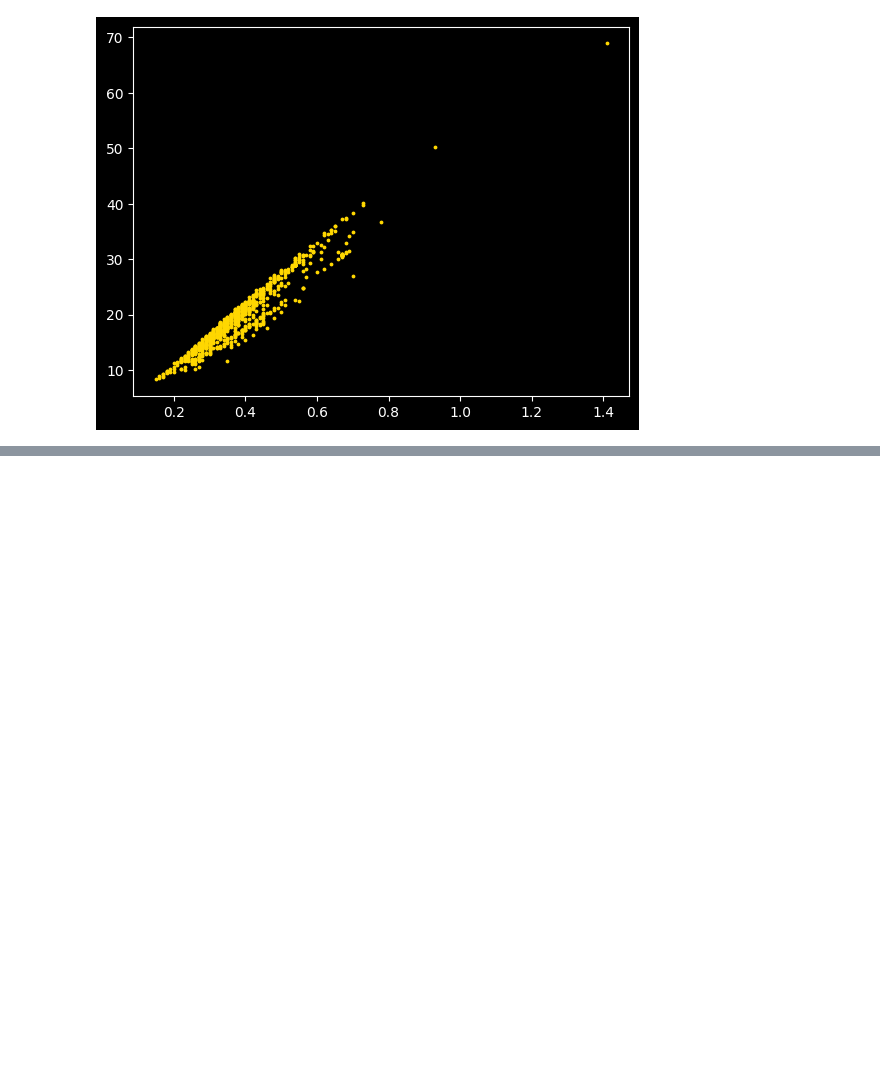
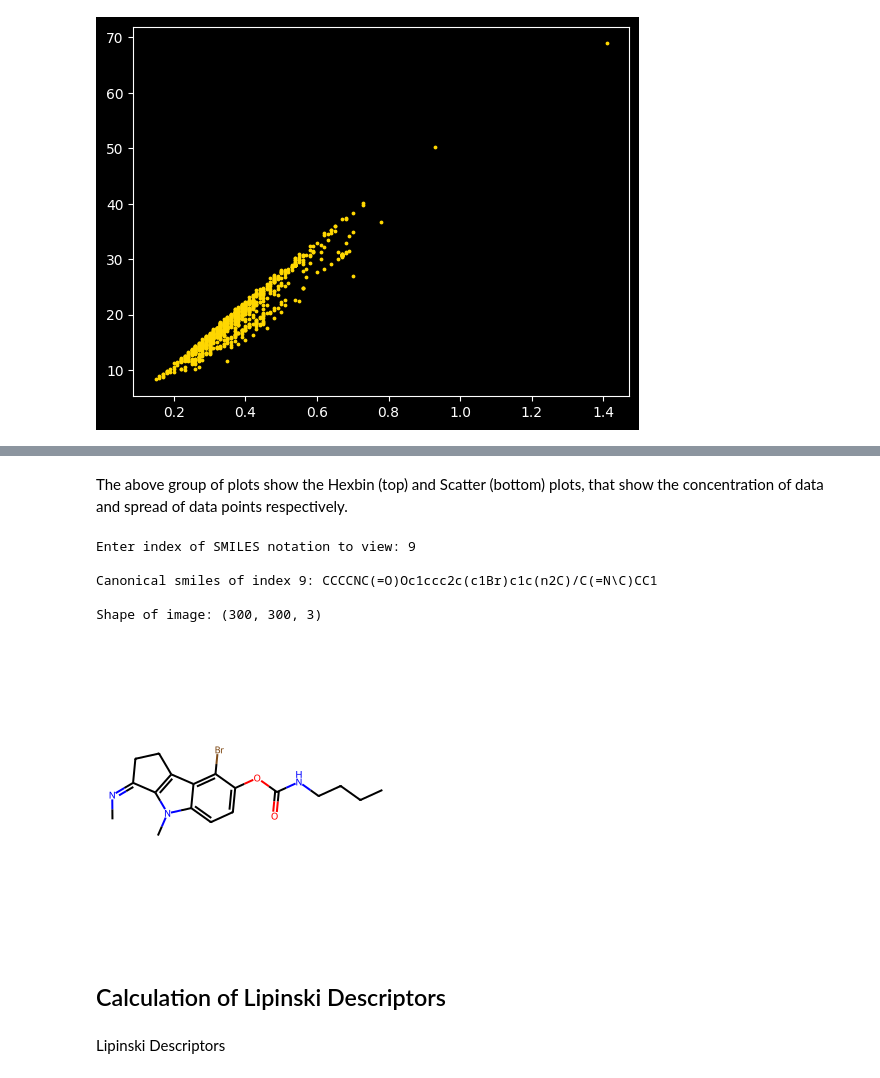
Before and after one commit to Diacod-I/BourneToKill, a Jupyter notebook: BioInfo.ipynb, the cells around one changed output, grey strips where cells are left out. Cells and saved outputs as stored; diff of their text form; code cells hidden in the pictures; blank space fills up the shorter version.

```diff
--- a/BioInfo.ipynb
+++ b/BioInfo.ipynb
@@ -447,0 +550,30 @@ plt.show()
+# %% [markdown]
+The above group of plots show the Hexbin (top) and Scatter (bottom) plots, that show the concentration of data and spread of data points respectively.
+# %%
+i = int(input("Enter index of SMILES notation to view: "))
+my_mol=Chem.MolFromSmiles(ligdf['canonical_smiles'][i])
+my_mol_with_H=Chem.AddHs(my_mol)
+AllChem.EmbedMolecule(my_mol_with_H)
+AllChem.MMFFOptimizeMolecule(my_mol_with_H)
+my_embedded_mol = Chem.RemoveHs(my_mol_with_H)
+#Save the molecule into an image
+Draw.MolToFile(my_mol,'molecule.png')
+#Save molecular rapresentation in mol files
+fout = Chem.SDWriter('./charged_test.mol')
+fout.write(my_embedded_mol)
+fout.close()
+print(f"\nCanonical smiles of index {i}: {ligdf['canonical_smiles'][i]}\n")
+img = cv2.imread('molecule.png')
+print(f"Shape of image: {img.shape}\n")
+cv2_imshow(img)
+# %% [output]
+Enter index of SMILES notation to view: 9
+
+Canonical smiles of index 9: CCCCNC(=O)Oc1ccc2c(c1Br)c1c(n2C)/C(=N\C)CC1
+
+Shape of image: (300, 300, 3)
+[figure, added]
+# %% [markdown]
+## Calculation of Lipinski Descriptors
+# %% [markdown]
+Lipinski Descriptors
```
Also changed, not shown: parts of 22 cells of this notebook.
